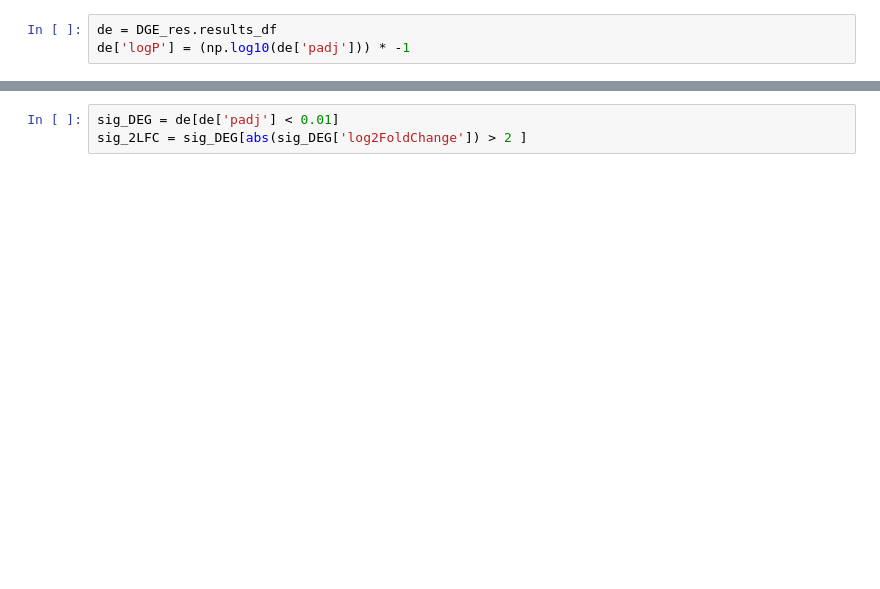
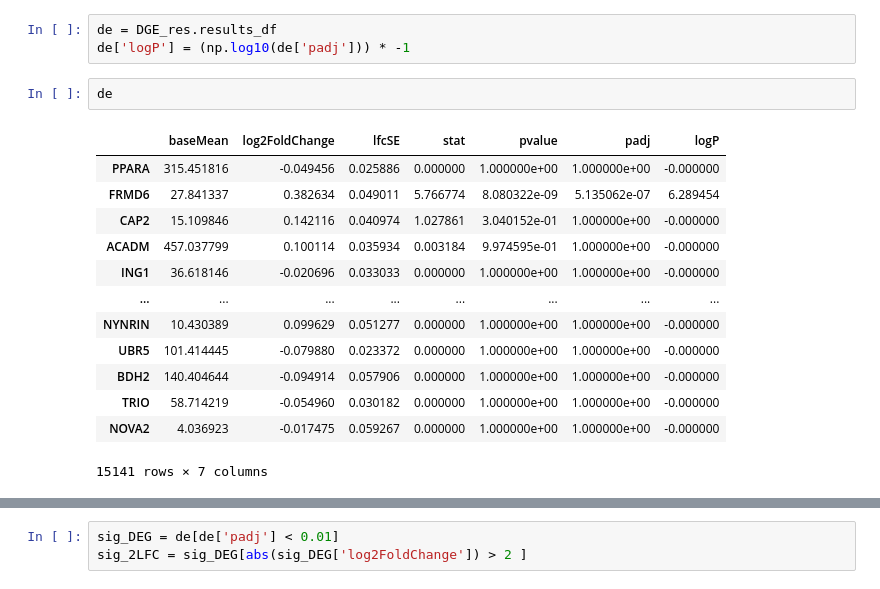
Before and after one commit to Alexander-Broadley/Zhang_lab_rotation, a Jupyter notebook: MML_model/model_evaluation/male_v_female/m_f_DGE.ipynb, the cells around one changed output, grey strips where cells are left out. Cells and saved outputs as stored; diff of their text form; blank space fills up the shorter version.

```diff
--- a/MML_model/model_evaluation/male_v_female/m_f_DGE.ipynb
+++ b/MML_model/model_evaluation/male_v_female/m_f_DGE.ipynb
@@ -46,3 +46,19 @@ ZZZ3      1.000000
 # %%
 de = DGE_res.results_df
 de['logP'] = (np.log10(de['padj'])) * -1
+# %%
+de
+# %% [output]
+|  | baseMean | log2FoldChange | lfcSE | stat | pvalue | padj | logP |
+| PPARA | 315.451816 | -0.049456 | 0.025886 | 0.000000 | 1.000000e+00 | 1.000000e+00 | -0.000000 |
+| FRMD6 | 27.841337 | 0.382634 | 0.049011 | 5.766774 | 8.080322e-09 | 5.135062e-07 | 6.289454 |
+| CAP2 | 15.109846 | 0.142116 | 0.040974 | 1.027861 | 3.040152e-01 | 1.000000e+00 | -0.000000 |
+| ACADM | 457.037799 | 0.100114 | 0.035934 | 0.003184 | 9.974595e-01 | 1.000000e+00 | -0.000000 |
+| ING1 | 36.618146 | -0.020696 | 0.033033 | 0.000000 | 1.000000e+00 | 1.000000e+00 | -0.000000 |
+| ... | ... | ... | ... | ... | ... | ... | ... |
+| NYNRIN | 10.430389 | 0.099629 | 0.051277 | 0.000000 | 1.000000e+00 | 1.000000e+00 | -0.000000 |
+| UBR5 | 101.414445 | -0.079880 | 0.023372 | 0.000000 | 1.000000e+00 | 1.000000e+00 | -0.000000 |
+| BDH2 | 140.404644 | -0.094914 | 0.057906 | 0.000000 | 1.000000e+00 | 1.000000e+00 | -0.000000 |
+| TRIO | 58.714219 | -0.054960 | 0.030182 | 0.000000 | 1.000000e+00 | 1.000000e+00 | -0.000000 |
+| NOVA2 | 4.036923 | -0.017475 | 0.059267 | 0.000000 | 1.000000e+00 | 1.000000e+00 | -0.000000 |
+15141 rows × 7 columns
```
Also changed, not shown: parts of 5 cells of this notebook, 13 other files.
